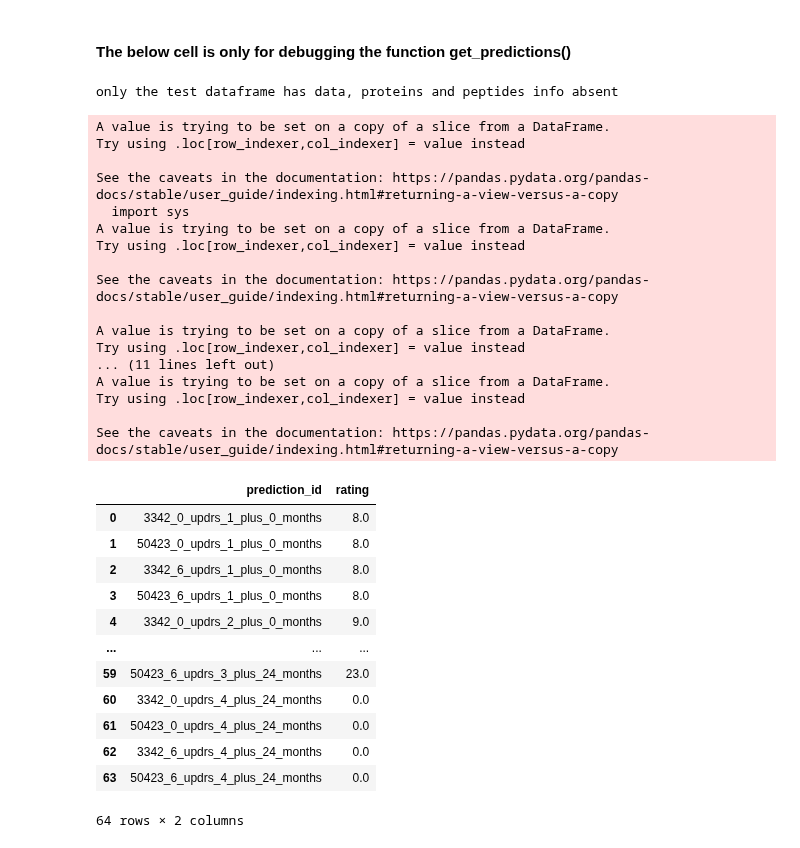
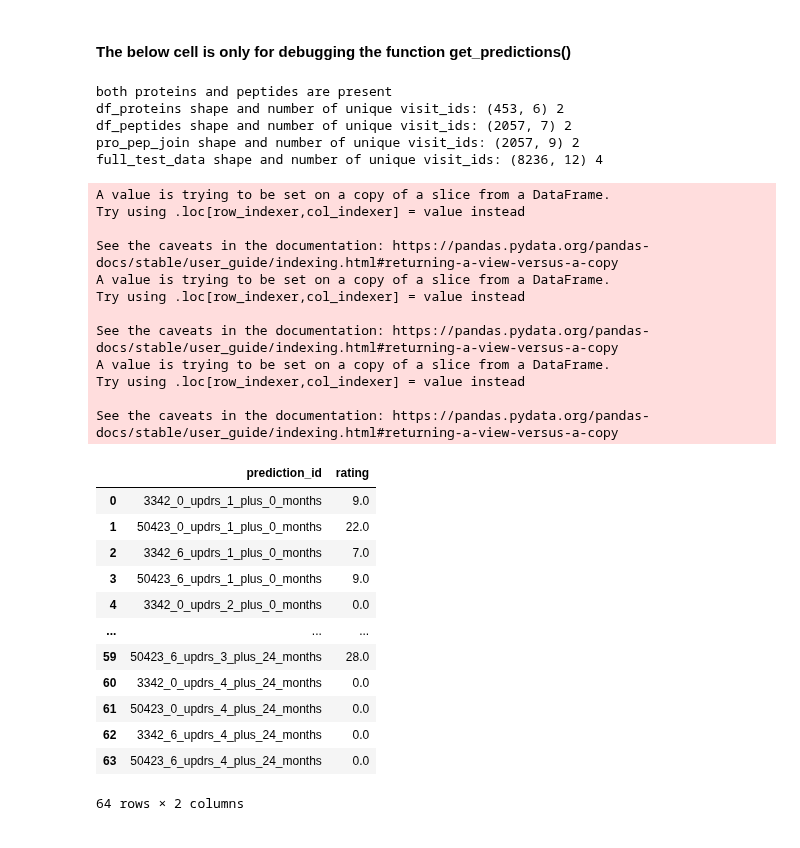
Before and after one commit to sumaniitm/AMP-parkinsons-disease-progression-prediction, a Jupyter notebook: amp-parkinson-s-disease-progression-prediction.ipynb, the cells around one changed output. Drawn from its saved outputs; the diff is of its cells as text; code cells hidden in the pictures.

```diff
--- a/amp-parkinson-s-disease-progression-prediction.ipynb
+++ b/amp-parkinson-s-disease-progression-prediction.ipynb
@@ -50,0 +126,10 @@ for dirname, _, filenames in os.walk('/kaggle/input'):
+# %%
+full_training_data = pd.merge(pro_pep_join, clinical_data, on=['patient_id','visit_id','visit_month'], how='outer')
+
+print(full_training_data.shape)
+print(full_training_data.visit_id.nunique())
+
+del pro_pep_join, clinical_data
+gc.collect()
+
+full_training_data.head(5)
@@ -205,6 +278,7 @@ for u in list_of_updrs_tests:
     model_dict[u] = trained"""
 # %%
 poly_model_dict = {}
+list_of_updrs_tests = ['updrs_1', 'updrs_2', 'updrs_3', 'updrs_4']
 
 for u in list_of_updrs_tests:
 
@@ -217,9 +291,10 @@ for u in list_of_updrs_tests:
     print(X.shape)
     y = temp[u]
     print(y.shape)
-    poly = PolynomialFeatures(degree = 7)
+    poly = PolynomialFeatures(degree = 5)
     X_poly = poly.fit_transform(X)
     poly.fit(X_poly, y)
+    print(X_poly.shape)
     trained = LinearRegression().fit(X_poly, y)
 
     # Save model
@@ -302,11 +368,15 @@ for u in list_of_updrs_tests:
 
     X = full_training_data[['visit_month','npx_mean','npx_median','peptide_mean','peptide_median']]
     #X = full_training_data[['visit_month','NPX_standardised','Pep_standardised']]
-    poly = PolynomialFeatures(degree = 7)
+    poly = PolynomialFeatures(degree = 5)
     X_poly = poly.fit_transform(X)
 
     y_true = full_training_data[u]
     y_pred = np.ceil(poly_model_dict[u].predict(X_poly))
 
     print('Polynomial regression SMAPE + 1 for', u, ':', smape(np.array(y_true), np.array(y_pred)))
+
+    mse = mean_squared_error(y_true, y_pred)
+    rmse = np.sqrt(mse)
+    print('RMSE with Polynomial regression model', rmse)
 # %% [output]
@@ -506,8 +609,9 @@ def get_predictions(model_dict, df_test, df_proteins=pd.DataFrame(), df_peptides
 
         for u in list_of_updrs_tests:
             X = full_test_data[['visit_month','npx_mean','npx_median','peptide_mean','peptide_median']]
+            #X = full_test_data[['visit_month','NPX_standardised','Pep_standardised']]
             ## for poly model
-            poly = PolynomialFeatures(degree = 7)
+            poly = PolynomialFeatures(degree = 5)
             X_poly = poly.fit_transform(X)
             full_test_data['result_' + str(u)] = np.ceil(model_dict[u].predict(X_poly))
             #full_test_data['result_' + str(u)] = pd.DataFrame(model_dict[u].predict(df_prepared),columns=['rating']).round(decimals=0)
@@ -519,10 +623,10 @@ def get_predictions(model_dict, df_test, df_proteins=pd.DataFrame(), df_peptides
                 temp = full_test_data[['visit_id', 'visit_month', 'result_updrs_' + str(u)]]
                 temp['prediction_id'] = temp['visit_id'] + '_updrs_' + str(u) + '_plus_' + str(m) + '_months'
 
-                if u == 4:
+                if (u == 2) | (u == 4):
                     temp["rating"] = 0
                 else:
-                    temp["rating"] = temp["result_updrs_" + str(u)]
+                    temp["rating"] = temp["result_updrs_" + str(u)].apply(lambda x: 0 if x < 0 else x)
 
                 #temp = temp[['visit_id', 'visit_month', 'prediction_id', 'rating']]
                 temp = temp[['prediction_id', 'rating']]
@@ -539,47 +643,46 @@ def get_predictions(model_dict, df_test, df_proteins=pd.DataFrame(), df_peptides
 
     return result
 # %%
-"""df_test = pd.read_csv('/kaggle/input/amp-parkinsons-disease-progression-prediction/example_test_files/test.csv')
+"""test = pd.read_csv('/kaggle/input/amp-parkinsons-disease-progression-prediction/example_test_files/test.csv')
 
 test_proteins = pd.read_csv('/kaggle/input/amp-parkinsons-disease-progression-prediction/example_test_files/test_proteins.csv')
 #result = get_predictions(model_dict=model_dict, sklearn_pipeline=full_pipeline, df_test=df_test, df_proteins=test_proteins, df_peptides=pd.DataFrame())
 
 test_peptides = pd.read_csv('/kaggle/input/amp-parkinsons-disease-progression-prediction/example_test_files/test_peptides.csv')
 #result = get_predictions(model_dict=model_dict, sklearn_pipeline=full_pipeline, df_test=df_test, df_proteins=pd.DataFrame(), df_peptides=test_peptides)
 
-#result = get_predictions(model_dict=model_dict, sklearn_pipeline=full_pipeline, df_test=df_test, df_proteins=test_proteins, df_peptides=test_peptides)
-result = get_predictions(model_dict=poly_model_dict, df_test=df_test)
+result = get_predictions(model_dict=poly_model_dict, df_test=test, df_proteins=test_proteins, df_peptides=test_peptides)
+#result = get_predictions(model_dict=poly_model_dict, df_test=df_test)
 
 #result = get_predictions(model_dict=model_dict, sklearn_pipeline=full_pipeline)
 
 result"""
 # %% [output]
-only the test dataframe has data, proteins and peptides info absent
+both proteins and peptides are present
+df_proteins shape and number of unique visit_ids: (453, 6) 2
+df_peptides shape and number of unique visit_ids: (2057, 7) 2
+pro_pep_join shape and number of unique visit_ids: (2057, 9) 2
+full_test_data shape and number of unique visit_ids: (8236, 12) 4
 A value is trying to be set on a copy of a slice from a DataFrame.
 Try using .loc[row_indexer,col_indexer] = value instead
 
 See the caveats in the documentation: https://pandas.pydata.org/pandas-docs/stable/user_guide/indexing.html#returning-a-view-versus-a-copy
-  import sys
 A value is trying to be set on a copy of a slice from a DataFrame.
 Try using .loc[row_indexer,col_indexer] = value instead
 
 See the caveats in the documentation: https://pandas.pydata.org/pandas-docs/stable/user_guide/indexing.html#returning-a-view-versus-a-copy
-
-A value is trying to be set on a copy of a slice from a DataFrame.
-Try using .loc[row_indexer,col_indexer] = value instead
-... (11 lines left out)
 A value is trying to be set on a copy of a slice from a DataFrame.
 Try using .loc[row_indexer,col_indexer] = value instead
 
 See the caveats in the documentation: https://pandas.pydata.org/pandas-docs/stable/user_guide/indexing.html#returning-a-view-versus-a-copy
 |  | prediction_id | rating |
-| 0 | 3342_0_updrs_1_plus_0_months | 8.0 |
-| 1 | 50423_0_updrs_1_plus_0_months | 8.0 |
-| 2 | 3342_6_updrs_1_plus_0_months | 8.0 |
-| 3 | 50423_6_updrs_1_plus_0_months | 8.0 |
-| 4 | 3342_0_updrs_2_plus_0_months | 9.0 |
+| 0 | 3342_0_updrs_1_plus_0_months | 9.0 |
+| 1 | 50423_0_updrs_1_plus_0_months | 22.0 |
+| 2 | 3342_6_updrs_1_plus_0_months | 7.0 |
+| 3 | 50423_6_updrs_1_plus_0_months | 9.0 |
+| 4 | 3342_0_updrs_2_plus_0_months | 0.0 |
 | ... | ... | ... |
-| 59 | 50423_6_updrs_3_plus_24_months | 23.0 |
+| 59 | 50423_6_updrs_3_plus_24_months | 28.0 |
 | 60 | 3342_0_updrs_4_plus_24_months | 0.0 |
 | 61 | 50423_0_updrs_4_plus_24_months | 0.0 |
 | 62 | 3342_6_updrs_4_plus_24_months | 0.0 |
```
Also changed, not shown: parts of 15 cells of this notebook.
